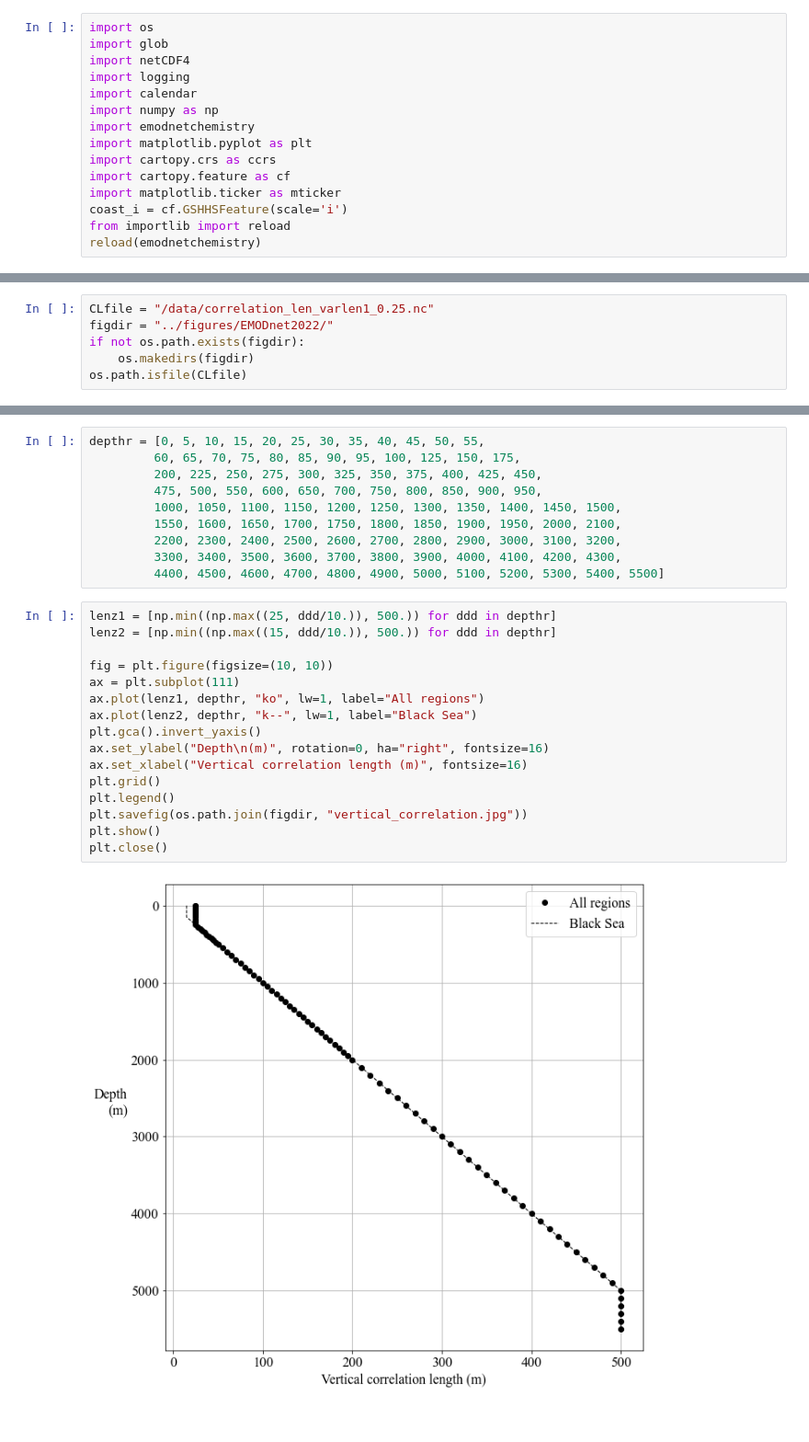
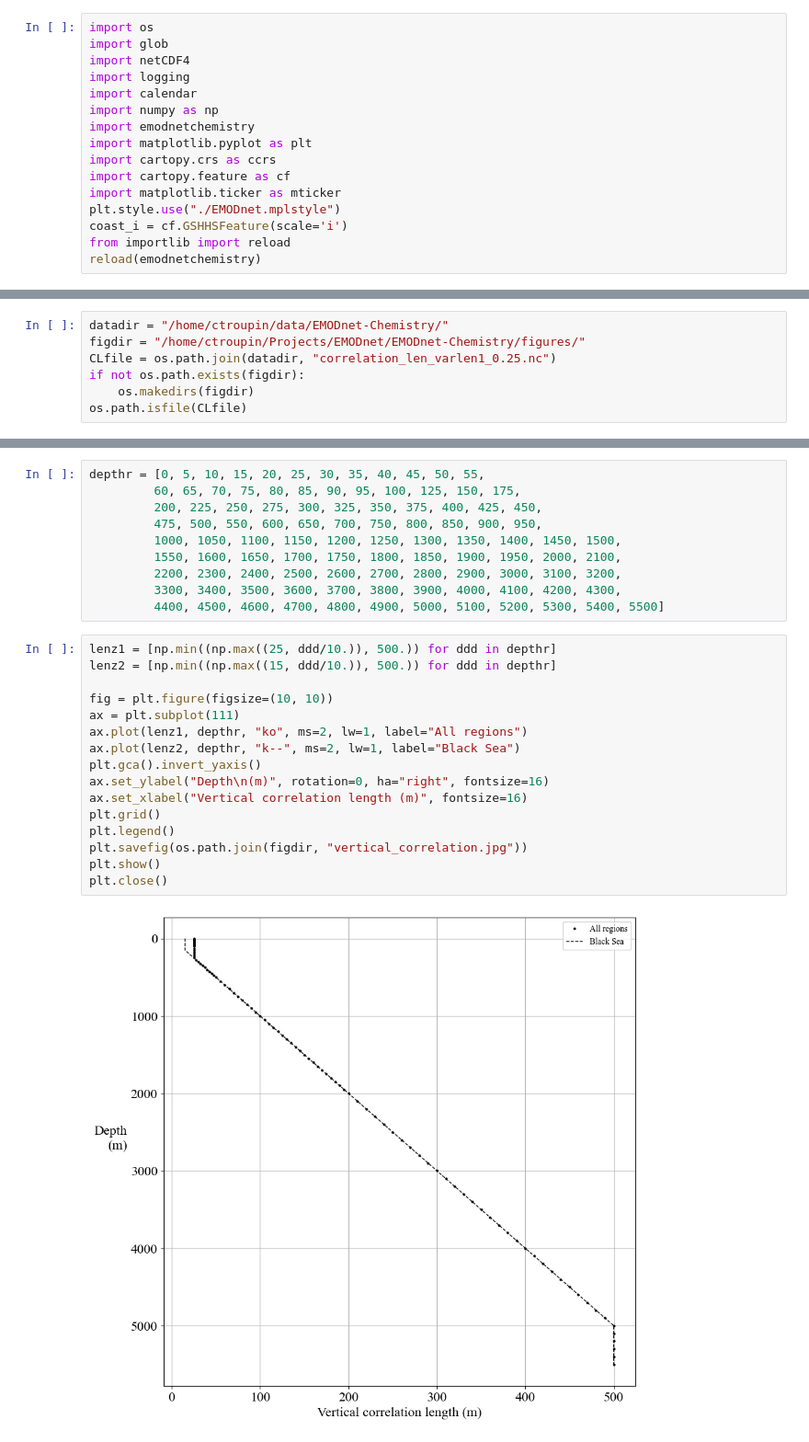
Before and after one commit to gher-uliege/EMODnet-Chemistry, a Jupyter notebook: src/python/plot_correlation_length.ipynb, the cells around one changed output, grey strips where cells are left out. Shown at 92% size. Saved outputs shown, nothing was run; the diff lists cells and outputs as text.

```diff
--- a/src/python/plot_correlation_length.ipynb
+++ b/src/python/plot_correlation_length.ipynb
@@ -12,6 +13,7 @@ import matplotlib.pyplot as plt
 import cartopy.crs as ccrs
 import cartopy.feature as cf
 import matplotlib.ticker as mticker
+plt.style.use("./EMODnet.mplstyle")
 coast_i = cf.GSHHSFeature(scale='i')
 from importlib import reload
 reload(emodnetchemistry)
@@ -24,8 +26,9 @@ logging.info("Starting")
 # %% [markdown]
 ## Paths
 # %%
-CLfile = "/data/correlation_len_varlen1_0.25.nc"
-figdir = "../figures/EMODnet2022/"
+datadir = "/home/ctroupin/data/EMODnet-Chemistry/"
+figdir = "/home/ctroupin/Projects/EMODnet/EMODnet-Chemistry/figures/"
+CLfile = os.path.join(datadir, "correlation_len_varlen1_0.25.nc")
 if not os.path.exists(figdir):
     os.makedirs(figdir)
 os.path.isfile(CLfile)
@@ -102,18 +117,18 @@ depthr = [0, 5, 10, 15, 20, 25, 30, 35, 40, 45, 50, 55,
 # %%
 lenz1 = [np.min((np.max((25, ddd/10.)), 500.)) for ddd in depthr]
 lenz2 = [np.min((np.max((15, ddd/10.)), 500.)) for ddd in depthr]
 
 fig = plt.figure(figsize=(10, 10))
 ax = plt.subplot(111)
-ax.plot(lenz1, depthr, "ko", lw=1, label="All regions")
-ax.plot(lenz2, depthr, "k--", lw=1, label="Black Sea")
+ax.plot(lenz1, depthr, "ko", ms=2, lw=1, label="All regions")
+ax.plot(lenz2, depthr, "k--", ms=2, lw=1, label="Black Sea")
 plt.gca().invert_yaxis()
 ax.set_ylabel("Depth\n(m)", rotation=0, ha="right", fontsize=16)
 ax.set_xlabel("Vertical correlation length (m)", fontsize=16)
 plt.grid()
 plt.legend()
 plt.savefig(os.path.join(figdir, "vertical_correlation.jpg"))
 plt.show()
 plt.close()
 # %% [output]
-[figure, old version]
+[figure, new version]
```
Also changed, not shown: parts of 4 cells of this notebook, 3 other files.
